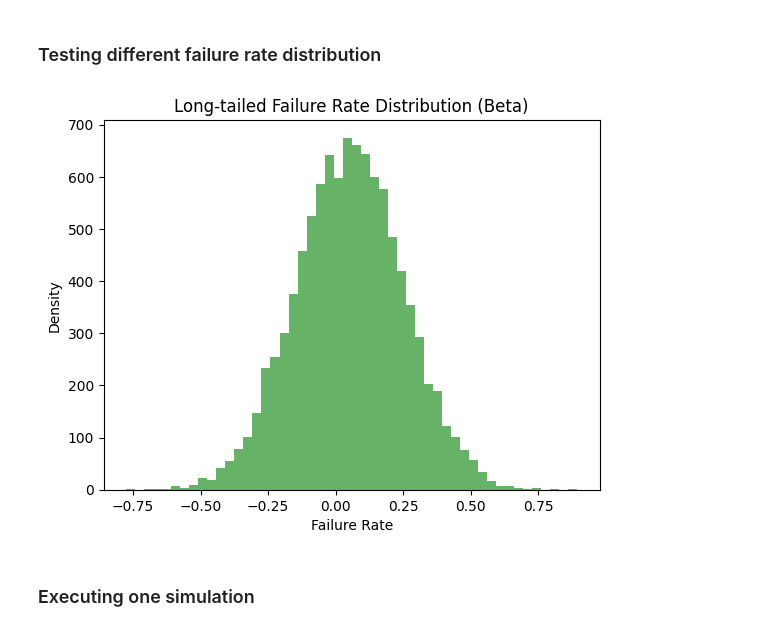
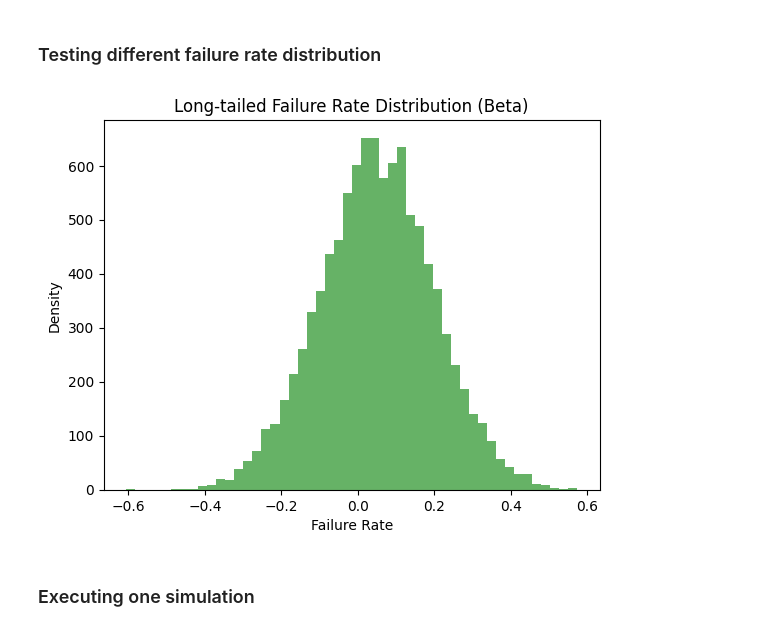
Before and after one commit to RedChainLab/Reliability-Is-Blind-Collective-Incentives, a Jupyter notebook: 2024-08-22_Simulation_Scope/02-Simulation-Environment-Reputation.ipynb, the cells around one changed output. Drawn from its saved outputs; the diff is of its cells as text; code cells hidden in the pictures.

```diff
--- a/2024-08-22_Simulation_Scope/02-Simulation-Environment-Reputation.ipynb
+++ b/2024-08-22_Simulation_Scope/02-Simulation-Environment-Reputation.ipynb
@@ -89,7 +94,7 @@ RECENT_TASK_WINDOW = 468 # Number of recent tasks to consider for reputation cal
 # %%
 # Testing normal distribution ------------------------------------------
 # Using a normal distribution with mean 0.18 (average failure rate) and a small std dev of 0.05
-mu, sigma = 0.05, 0.20
+mu, sigma = 0.05, 0.15
 p_fail_distribution = np.random.normal(mu, sigma, 10000)
 
 
@@ -106,34 +111,34 @@ lambda_exponential = 1.0 / 6.0  # Mean time between failures (inverse of average
 # Poisson distribution is a discrete distribution, so we can't use it directly for failure rates
 # lambda_poisson = 0.18  # Average actor failure rate
 # p_fail_distribution = np.random.poisson(lambda_poisson, 10000)
 
 # Testing pareto distribution ------------------------------------------
 # Using a Pareto distribution with shape parameter `b=2` (the smaller the shape, the heavier the tail)
 b = 0.5
 scale = 0.001  # Set scale to reflect the typical range of values around the failure rate
 # p_fail_distribution = pareto.rvs(b, scale=scale, size=10000)
 
 # Testing continuous distribution ----------------------------------
 # p_fail_distribution = [i/10000.0 for i in range(5000)]
 # It seems that for a continuous distribution going from 0 to 0.3605 is the tipping point to ruining everyone
 # This correspond to an average actor failure rate of 0.18025
 # We notice that almost all actors are being evicted from the system at around task 600, until there is only 4 actors left.
 # It seems that if one of those actors is faulty, the system never recovers, but if we reach that point with only reliable actors,
 # then the system progressively recovers and then grows up to new highs.
 
 # Testing binary distribution (0 or 1) ------------------------------
 # p_fail_distribution = [0 for _ in range(1000)] + [1 for _ in range(1000)]
 # We try to get the same average failure rate as the continuous distribution, but with a binary distribution
 # Not the same behaviour, tt seem that the average actor failure rate is not the most important factor ?
 
 # Plotting test distribution
 plt.hist(p_fail_distribution, bins=50, density=False, alpha=0.6, color='g')
 plt.title("Long-tailed Failure Rate Distribution (Beta)")
 plt.xlabel("Failure Rate")
 plt.ylabel("Density")
 plt.show()
 # %% [output]
-[figure, old version]
+[figure, new version]
 # %% [markdown]
 ### Executing one simulation
 # %%
```
Also changed, not shown: parts of 6 cells of this notebook.
